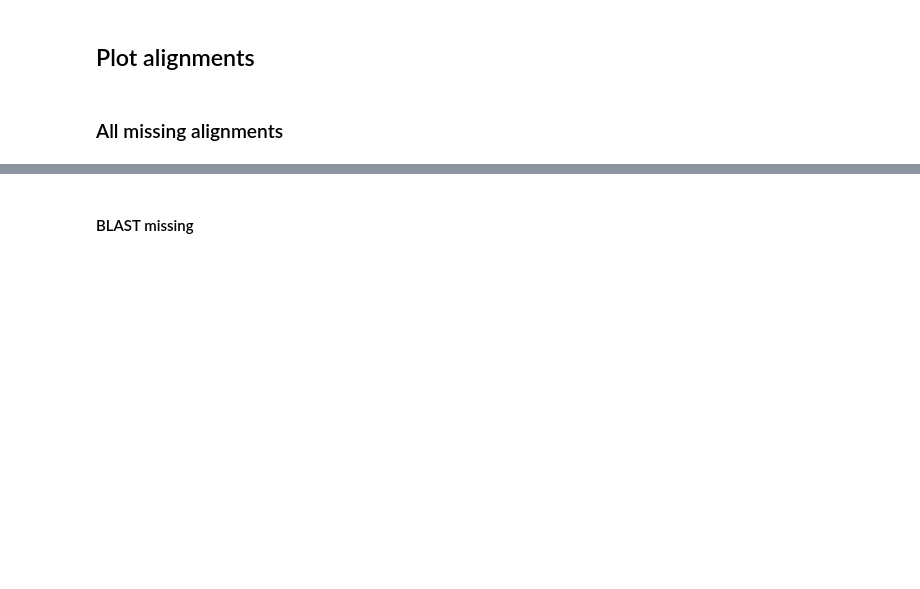
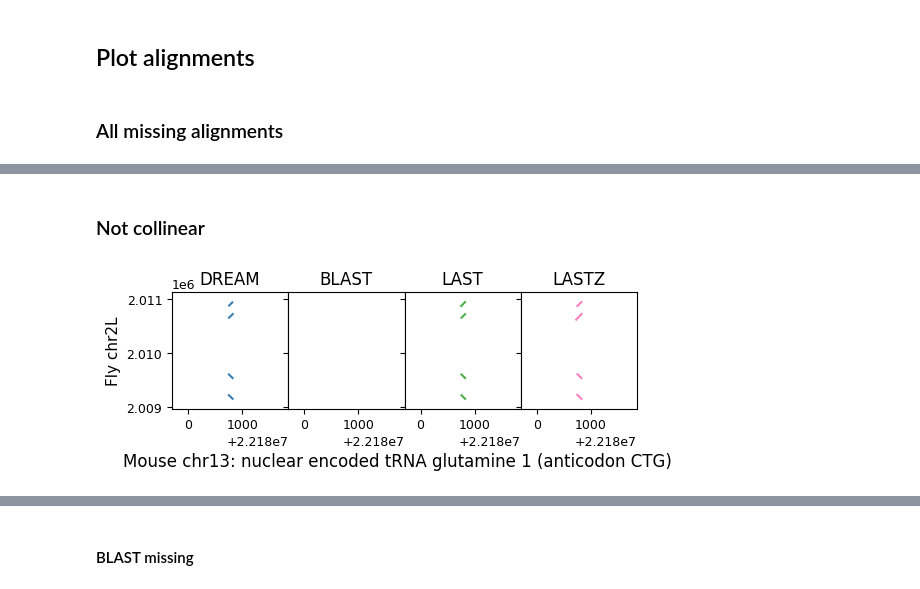
Before and after one commit to eaasna/DREAM-stellar-benchmark, a Jupyter notebook: work-python/homologs/Homologs.ipynb, the cells around one changed output, grey strips where cells are left out. Drawn from its saved outputs; the diff is of its cells as text; code cells hidden in the pictures; blank space fills up the shorter version.

Commit message:
Find collinear and non-collinear alignments

```diff
--- a/work-python/homologs/Homologs.ipynb
+++ b/work-python/homologs/Homologs.ipynb
@@ -5,6 +6,24 @@ import matplotlib.pyplot as plt
 import statistics
 # %%
 explore = False
+# %%
+XXSMALL_SIZE = 8
+XSMALL_SIZE = 10
+SMALL_SIZE = 20
+MEDIUM_SIZE = 16
+BIGGER_SIZE = 18
+
+plt.rc('font', size=SMALL_SIZE)          # controls default text sizes
+plt.rc('axes', titlesize=MEDIUM_SIZE)     # fontsize of the axes title
+plt.rc('axes', labelsize=MEDIUM_SIZE)    # fontsize of the x and y labels
+plt.rc('xtick', labelsize=SMALL_SIZE)    # fontsize of the tick labels
+plt.rc('ytick', labelsize=SMALL_SIZE)    # fontsize of the tick labels
+plt.rc('legend', fontsize=MEDIUM_SIZE)    # legend fontsize
+plt.rc('figure', titlesize=MEDIUM_SIZE)  # fontsize of the figure title
+
+CB_color_cycle = ['#377eb8', '#ff7f00', '#4daf4a',
+                  '#f781bf', '#a65628', '#984ea3',
+                  '#999999', '#e41a1c', '#dede00']
 # %% [markdown]
 ## Explore false negatives
 # %%
@@ -323,7 +359,7 @@ if (explore):
 dream_all = read_stellar_output("b4096_fpr0.005_l50_cmin0_cmax50_e3_s1111101001010011011111_ent1.0_cap1000_carts1024_t32.gff")
 dream_all = switch_reverse_coord(dream_all)
 dream_all = fit_line_coord(dream_all)
-dream_all = dream_all[dream_all['qname'].isin(queries_of_interest)]
-dream_all = dream_all[dream_all["dname"] != "Concatenated"]
+#dream_all = dream_all[dream_all['qname'].isin(queries_of_interest)]
+#dream_all = dream_all[dream_all["dname"] != "Concatenated"]
 dream_all.head()
 # %% [output]
@@ -533,8 +538,9 @@ def limit_query(df, lower_lim, upper_lim):
 def plot_gene_alignments(gene_id, lower_lim = 0, upper_lim = 2**64):
     dream = get_gene_alignments(gene_id, dream_all)
 
-    if (len(dream) == 0):
-        return
+
+    #if (len(dream) == 0):
+    #    return
 
     blast = get_gene_alignments(gene_id, blast_all)
     last = get_gene_alignments(gene_id, last_all)
@@ -562,12 +568,12 @@ def get_gene_alignments_manual(gene_id, qname, df):
     return df[(df["dname"]==row["genomic_accession"]) & (df["dbegin"] > row["start"] - 1000) &
               (df["dend"] < row["end"] + 1000) & (df["qname"]==qname)]
 
-def plot_gene_alignments_manual(gene_id, qname, lower_lim = 0, upper_lim = 2**64, write_out = False):
+def plot_gene_alignments_manual(gene_id, qname, lower_lim = 0, upper_lim = 2**64, write_out = False, er_rate = False):
     dream = get_gene_alignments_manual(gene_id, qname, dream_all)
 
     if (len(dream) == 0):
         print("No dream alignments")
-        return
+        #return
 
     blast = get_gene_alignments_manual(gene_id, qname, blast_all)
     last = get_gene_alignments_manual(gene_id, qname, last_all)
@@ -586,7 +592,7 @@ def plot_gene_alignments_manual(gene_id, qname, lower_lim = 0, upper_lim = 2**64
     if (len(lastz) == 0):
         lastz = pd.DataFrame().reindex_like(lastz)
 
-    plot_homologs(dream, blast, last, lastz, gene_id, write_out)
+    plot_homologs(dream, blast, last, lastz, gene_id, write_out, er_rate)
 # %% [markdown]
 ### All missing alignments
 # %%
@@ -614,3 +626,5 @@ if (explore):
     for gene_id in np.unique(feat_of_interest.name):
         print(gene_id)
         plot_gene_alignments(gene_id)
+# %% [markdown]
+### Not collinear
@@ -616,0 +648,7 @@ if (explore):
+# %%
+gene_id = "nuclear encoded tRNA glutamine 1 (anticodon CTG)"
+qname = "NT_033779.5"
+
+plot_gene_alignments_manual(gene_id, qname, upper_lim = 2.012e6)
+# %% [output]
+[figure, added]
```
Also changed, not shown: parts of 57 cells of this notebook, 1 other file.
